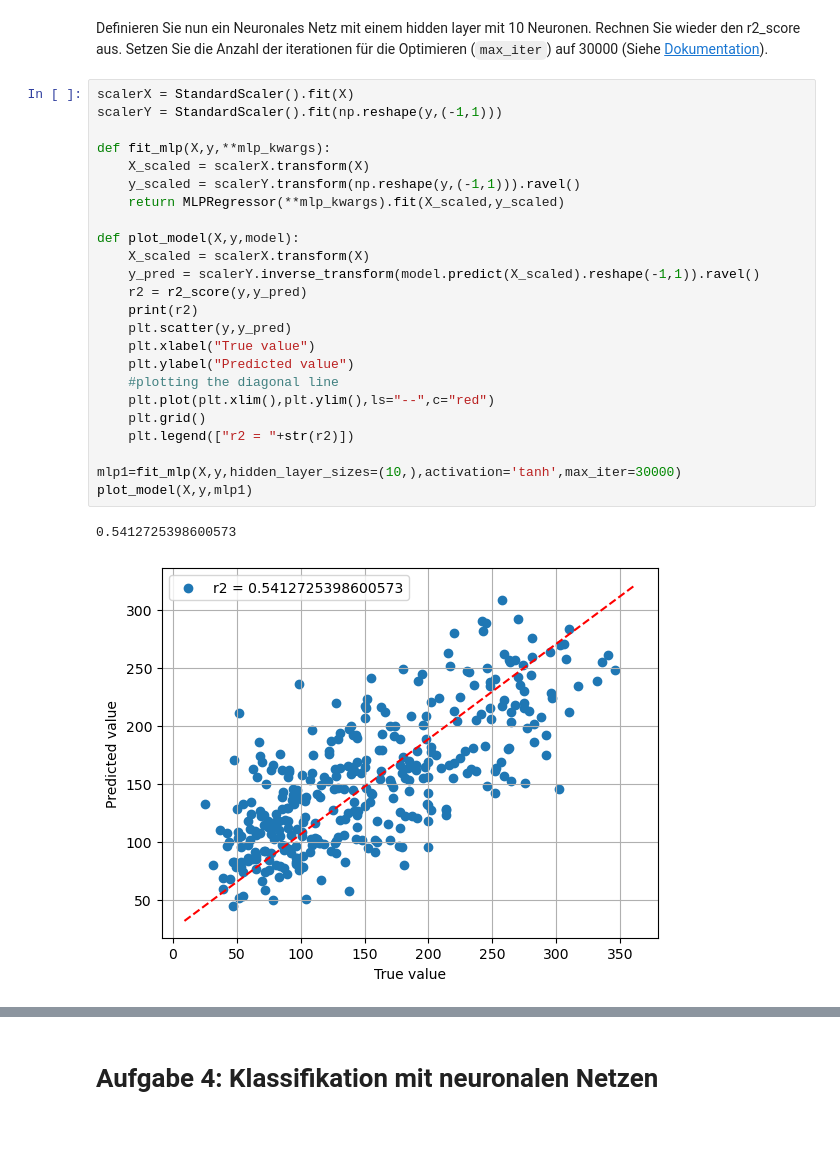
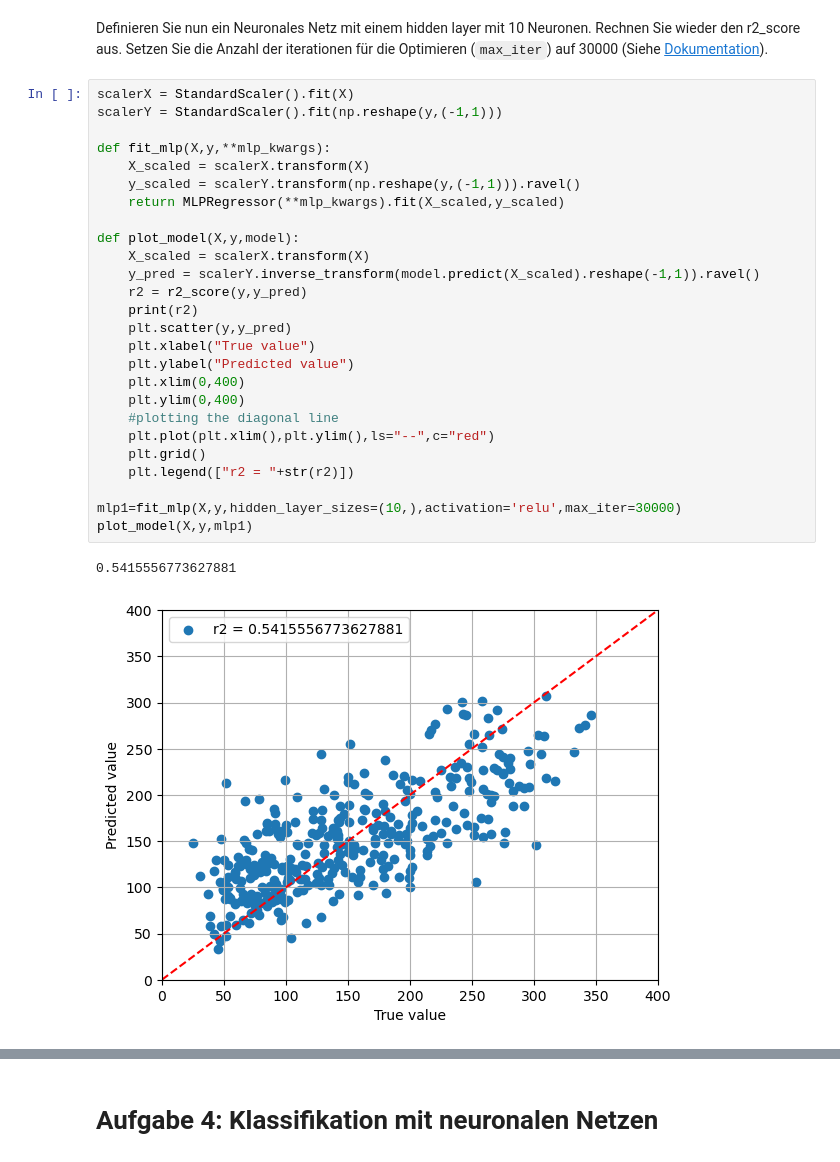
Before and after one commit to nundee/PatuAufgaben, a Jupyter notebook: Woche12/Aufgabenblatt 12.ipynb, the cells around one changed output, grey strips where cells are left out. Saved outputs shown, nothing was run; the diff lists cells and outputs as text; blank space fills up the shorter version.

```diff
--- a/Woche12/Aufgabenblatt 12.ipynb
+++ b/Woche12/Aufgabenblatt 12.ipynb
@@ -181,30 +181,32 @@ Definieren Sie nun ein Neuronales Netz mit einem hidden layer mit 10 Neuronen. R
 # %%
 scalerX = StandardScaler().fit(X)
 scalerY = StandardScaler().fit(np.reshape(y,(-1,1)))
 
 def fit_mlp(X,y,**mlp_kwargs):
     X_scaled = scalerX.transform(X)
     y_scaled = scalerY.transform(np.reshape(y,(-1,1))).ravel()
     return MLPRegressor(**mlp_kwargs).fit(X_scaled,y_scaled)
 
 def plot_model(X,y,model):
     X_scaled = scalerX.transform(X)
     y_pred = scalerY.inverse_transform(model.predict(X_scaled).reshape(-1,1)).ravel()
     r2 = r2_score(y,y_pred)
     print(r2)
     plt.scatter(y,y_pred)
     plt.xlabel("True value")
     plt.ylabel("Predicted value")
+    plt.xlim(0,400)
+    plt.ylim(0,400)
     #plotting the diagonal line
     plt.plot(plt.xlim(),plt.ylim(),ls="--",c="red")
     plt.grid()
     plt.legend(["r2 = "+str(r2)])
 
-mlp1=fit_mlp(X,y,hidden_layer_sizes=(10,),activation='tanh',max_iter=30000)
+mlp1=fit_mlp(X,y,hidden_layer_sizes=(10,),activation='relu',max_iter=30000)
 plot_model(X,y,mlp1)
 # %% [output]
-0.5412725398600573
+0.5415556773627881
-[figure, old version]
+[figure, new version]
 # %%
 mlp2=fit_mlp(X,y,hidden_layer_sizes=(100,100),activation='tanh',max_iter=30000)
 plot_model(X,y,mlp2)
```
Also changed, not shown: parts of 4 cells of this notebook.
